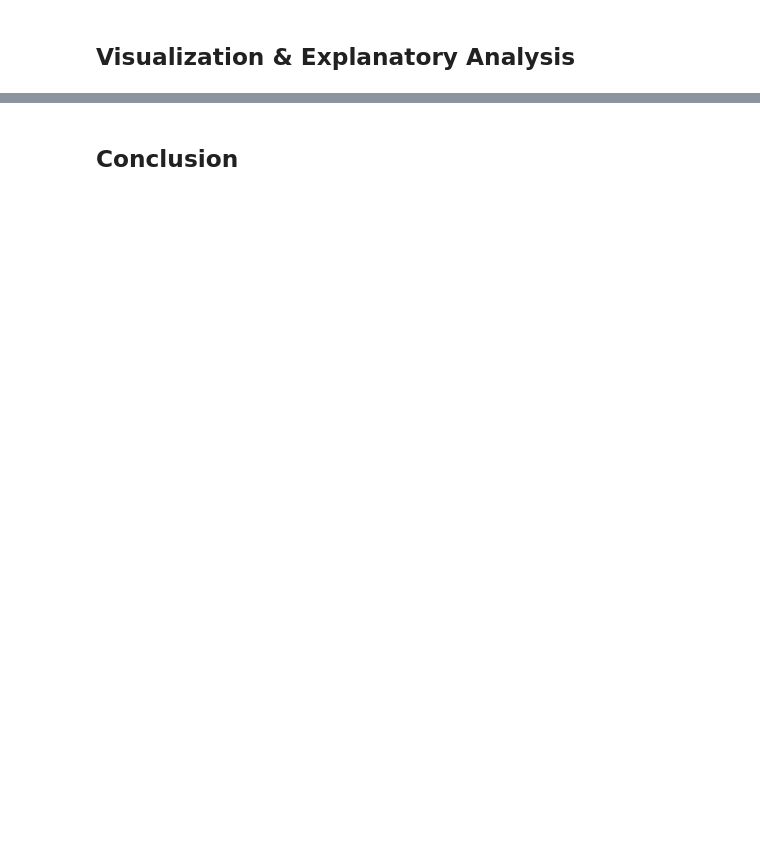
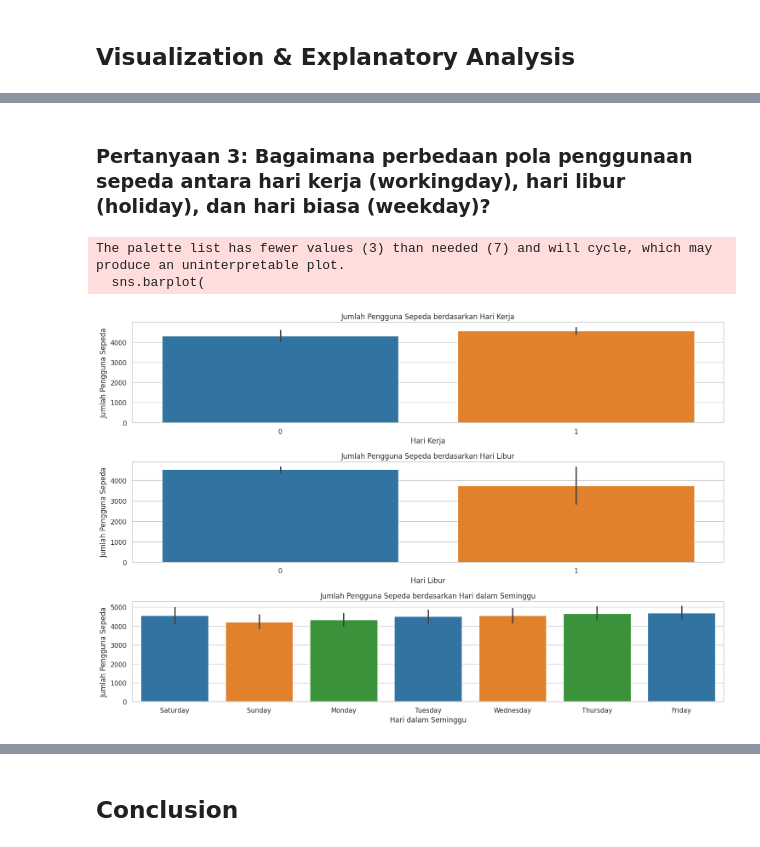
Before and after one commit to slvyarc/Bike-Sharing_Dicoding, a Jupyter notebook: Proyek_Analisis_Data.ipynb, the cells around one changed output, grey strips where cells are left out. Cells and saved outputs as stored; diff of their text form; code cells hidden in the pictures; blank space fills up the shorter version.

```diff
--- a/Proyek_Analisis_Data.ipynb
+++ b/Proyek_Analisis_Data.ipynb
@@ -33,0 +556,57 @@
+# %% [markdown]
+### Pertanyaan 3: Bagaimana perbedaan pola penggunaan sepeda antara hari kerja (workingday), hari libur (holiday), dan hari biasa (weekday)?
+# %%
+# Tentukan warna palette
+palette = ["#1f77b4", "#ff7f0e", "#2ca02c"]
+
+# Buat subplots dengan ukuran dan jumlah yang sesuai
+fig, axes = plt.subplots(nrows=3, ncols=1, figsize=(15, 10))
+
+# Berdasarkan workingday
+sns.barplot(
+    x='workingday',
+    y='count',
+    hue='workingday',  # Atur hue ke variabel x
+    data=day_df,
+    ax=axes[0],
+    palette=palette,
+    legend=False  # Sembunyikan legend
+)
+axes[0].set_title('Jumlah Pengguna Sepeda berdasarkan Hari Kerja')
+axes[0].set_xlabel('Hari Kerja')
+axes[0].set_ylabel('Jumlah Pengguna Sepeda')
+
+# Berdasarkan holiday
+sns.barplot(
+    x='holiday',
+    y='count',
+    hue='holiday',  # Atur hue ke variabel x
+    data=day_df,
+    ax=axes[1],
+    palette=palette,
+    legend=False  # Sembunyikan legend
+)
+axes[1].set_title('Jumlah Pengguna Sepeda berdasarkan Hari Libur')
+axes[1].set_xlabel('Hari Libur')
+axes[1].set_ylabel('Jumlah Pengguna Sepeda')
+
+# Berdasarkan weekday
+sns.barplot(
+    x='weekday',
+    y='count',
+    hue='weekday',  # Atur hue ke variabel x
+    data=day_df,
+    ax=axes[2],
+    palette=palette,
+    legend=False  # Sembunyikan legend
+)
+axes[2].set_title('Jumlah Pengguna Sepeda berdasarkan Hari dalam Seminggu')
+axes[2].set_xlabel('Hari dalam Seminggu')
+axes[2].set_ylabel('Jumlah Pengguna Sepeda')
+
+plt.tight_layout()
+plt.show()
+# %% [output]
+The palette list has fewer values (3) than needed (7) and will cycle, which may produce an uninterpretable plot.
+  sns.barplot(
+[figure, added]
```
Also changed, not shown: parts of 75 cells of this notebook.
